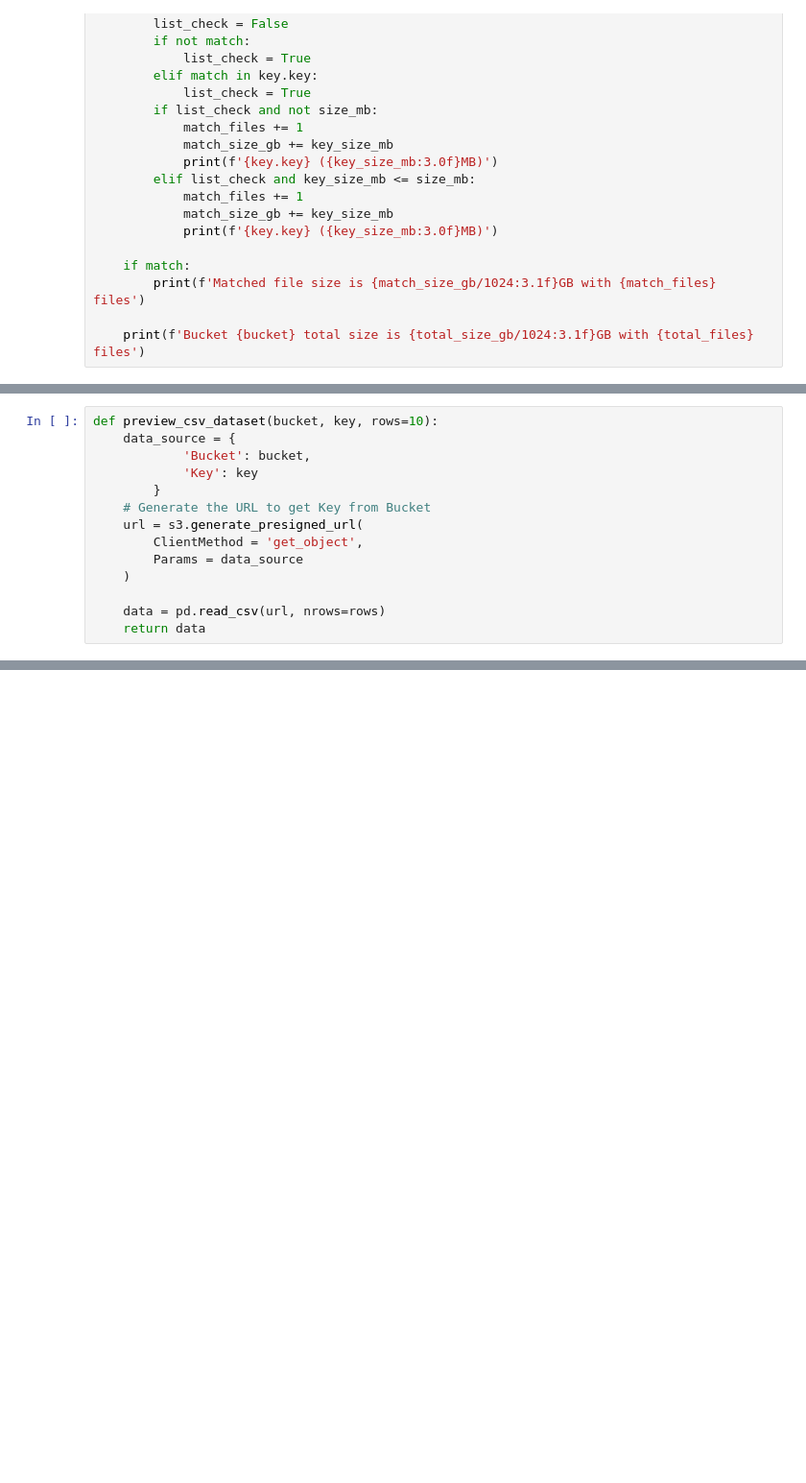
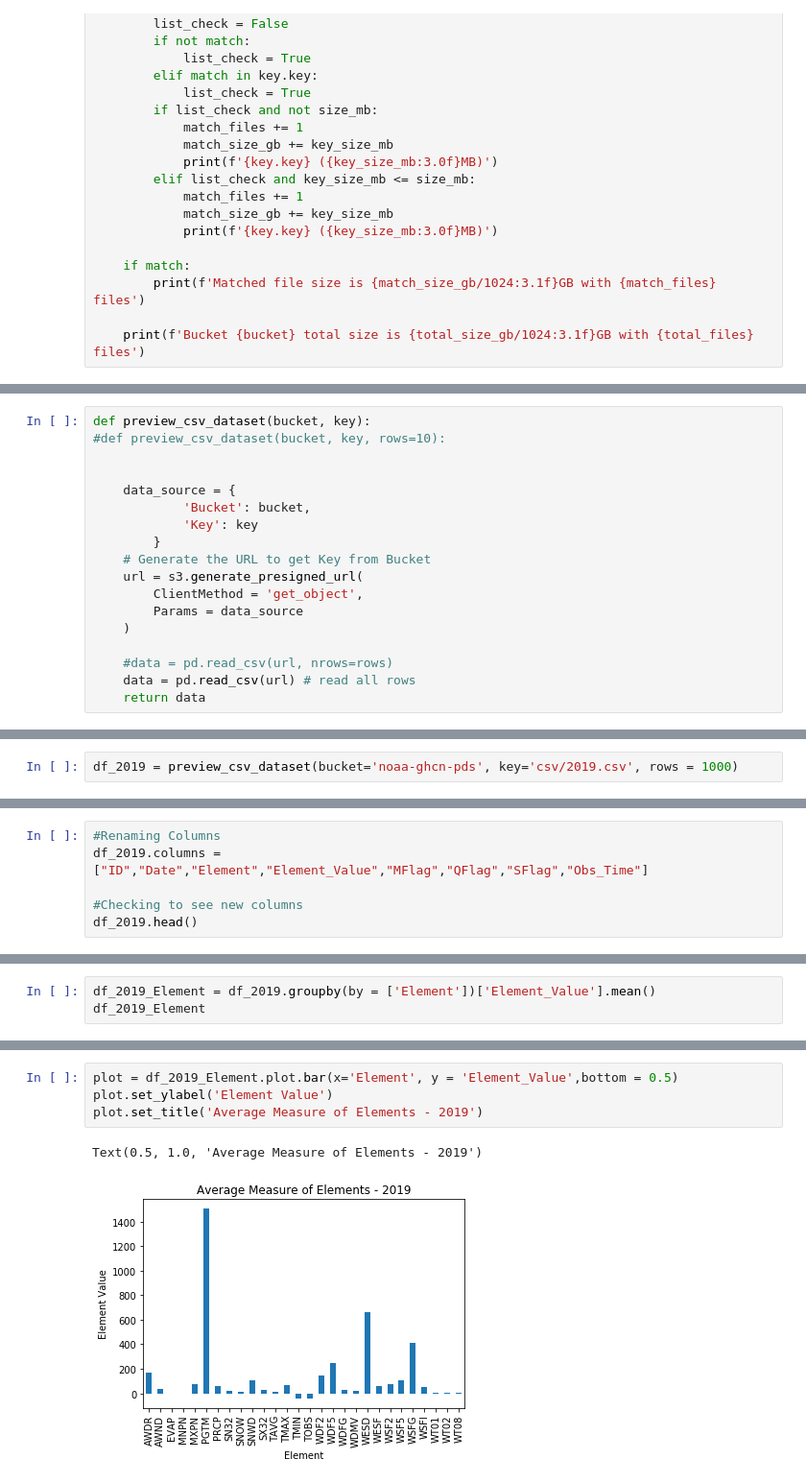
Before and after one commit to miaowu128/QTM350FinalProject, a Jupyter notebook: Olivia/Olivia-note.ipynb, the cells around one changed output, grey strips where cells are left out. Shown at 96% size. Cells and saved outputs as stored; diff of their text form; blank space fills up the shorter version.

```diff
--- a/Olivia/Olivia-note.ipynb
+++ b/Olivia/Olivia-note.ipynb
@@ -68,5 +75,8 @@ list_bucket_contents(bucket='afsis', match='.csv', size_mb=250)
 # %%
-def preview_csv_dataset(bucket, key, rows=10):
+def preview_csv_dataset(bucket, key):
+#def preview_csv_dataset(bucket, key, rows=10):
+
+
     data_source = {
             'Bucket': bucket,
             'Key': key
@@ -77,5 +87,6 @@ def preview_csv_dataset(bucket, key, rows=10):
         Params = data_source
     )
 
-    data = pd.read_csv(url, nrows=rows)
+    #data = pd.read_csv(url, nrows=rows)
+    data = pd.read_csv(url) # read all rows
     return data
@@ -85,0 +93,2 @@ df1 = preview_csv_dataset(bucket='afsis', key='2009-2013/Dry_Chemistry/ICRAF/Bru
+# %%
+df_2019 = preview_csv_dataset(bucket='noaa-ghcn-pds', key='csv/2019.csv', rows = 1000)
@@ -85,0 +152,6 @@ df1 = preview_csv_dataset(bucket='afsis', key='2009-2013/Dry_Chemistry/ICRAF/Bru
+# %%
+#Renaming Columns
+df_2019.columns = ["ID","Date","Element","Element_Value","MFlag","QFlag","SFlag","Obs_Time"]
+
+#Checking to see new columns
+df_2019.head()
@@ -85,0 +190,3 @@ df1 = preview_csv_dataset(bucket='afsis', key='2009-2013/Dry_Chemistry/ICRAF/Bru
+# %%
+df_2019_Element = df_2019.groupby(by = ['Element'])['Element_Value'].mean()
+df_2019_Element
@@ -85,0 +230,7 @@ df1 = preview_csv_dataset(bucket='afsis', key='2009-2013/Dry_Chemistry/ICRAF/Bru
+# %%
+plot = df_2019_Element.plot.bar(x='Element', y = 'Element_Value',bottom = 0.5)
+plot.set_ylabel('Element Value')
+plot.set_title('Average Measure of Elements - 2019')
+# %% [output]
+Text(0.5, 1.0, 'Average Measure of Elements - 2019')
+[figure, added]
```
Also changed, not shown: parts of 33 cells of this notebook.
